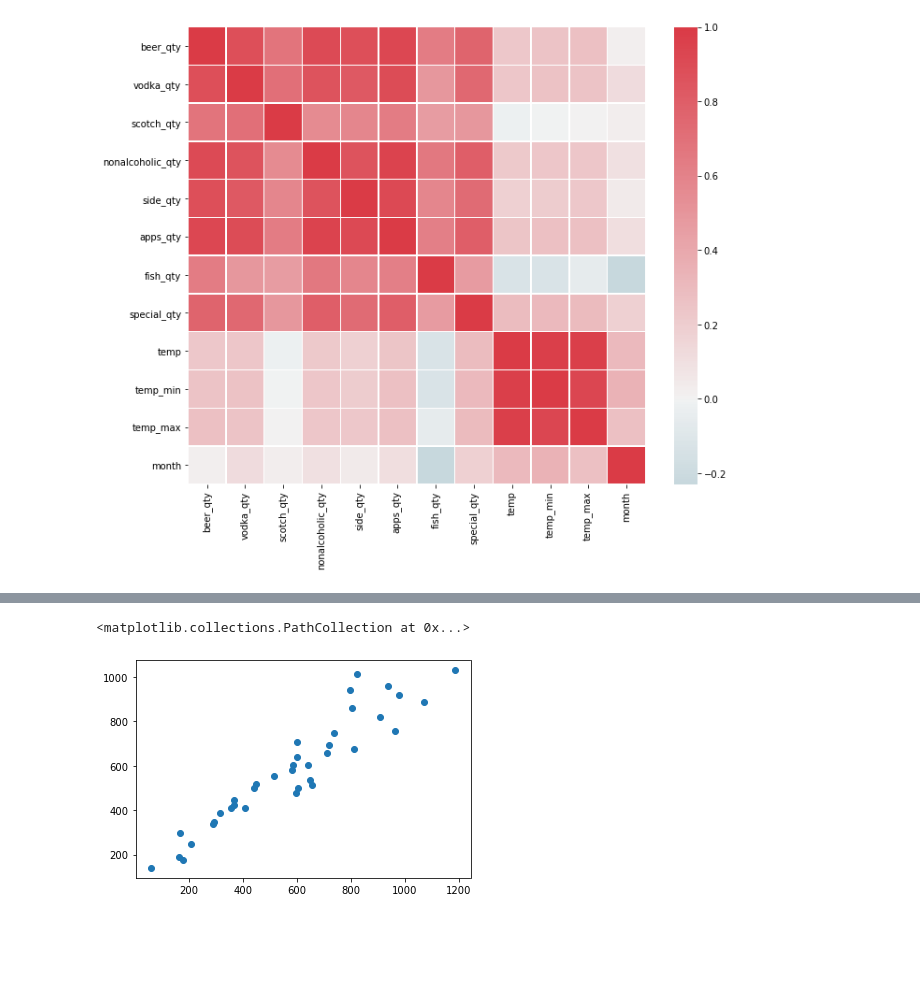
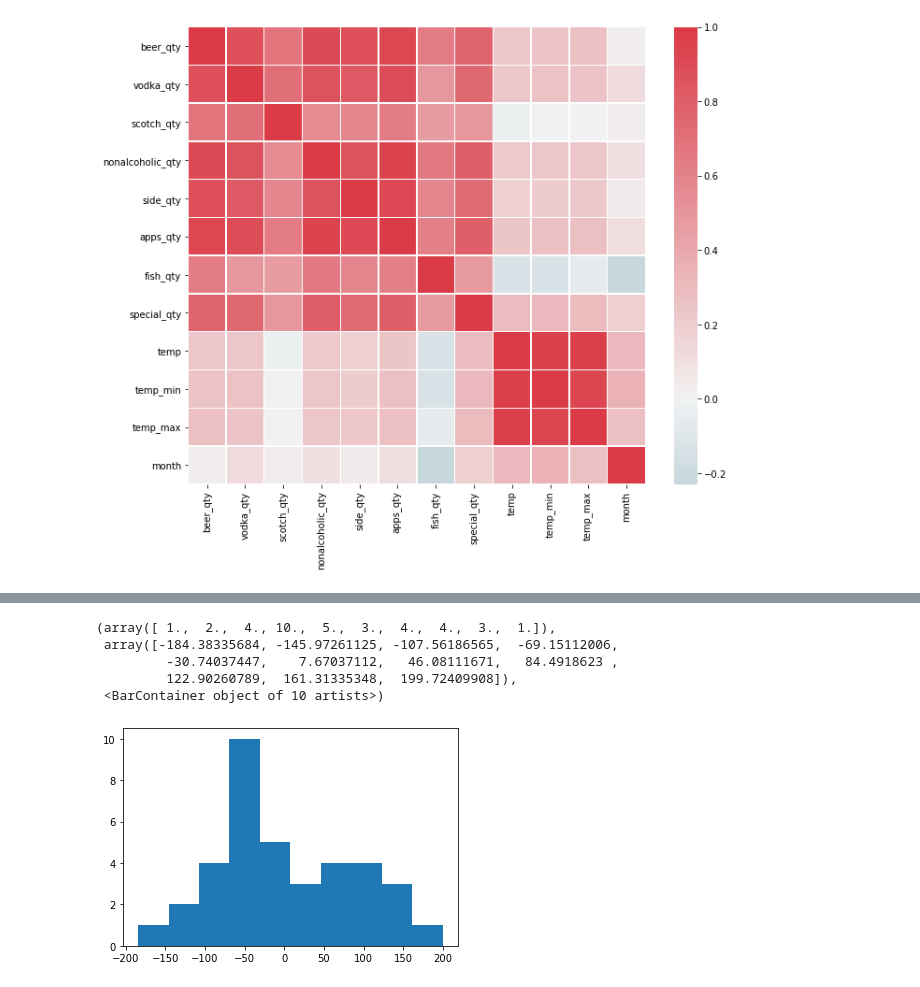
Before and after one commit to jilias/Tracks_Tavern_Data, a Jupyter notebook: george_ml_model.ipynb, the cells around one changed output, grey strips where cells are left out. Saved outputs shown, nothing was run; the diff lists cells and outputs as text; code cells hidden in the pictures; blank space fills up the shorter version.

```diff
--- a/george_ml_model.ipynb
+++ b/george_ml_model.ipynb
@@ -12,3 +48,3 @@ from sklearn.metrics import confusion_matrix, accuracy_score
 # %%
-df = pd.read_excel('Resources/tracks_tavern_sales_data.xlsx')
-df.head()
+# df = pd.read_excel('Resources/tracks_tavern_sales_data.xlsx')
+# df.head()
@@ -37,0 +65,3 @@ main_types = ['beer', 'vodka', 'scotch/whiskey', 'nonalcoholic', 'side', 'appeti
+# %%
+df = df.drop(columns=['index'])
+df.head()
@@ -112,0 +178,6 @@ weather_df.head()
+# %%
+# SQL Connection to weather data set, importing only needed columns
+cols = ['temp', 'temp_min', 'temp_max']
+engine = sql.create_engine("sqlite:///data/sales.db")
+weather_df = pd.read_sql("weather", con=engine, index_col=['dt'], columns=cols)
+weather_df
@@ -194,7 +293,8 @@ sns.heatmap(corr, cmap=cmap, center=0, square=True, linewidths=0.5)
 import statsmodels.api as sm
 import statsmodels.formula.api as smf
 # %%
-X = complete_df.drop(['index','beer_qty','temp', 'temp_min', 'temp_max', 'month'], axis=1)
+# Creating our feature dateframe as X and our dependant df as y ('scotch_qty')
+X = complete_df.drop(['index','beer_qty', 'fish_qty', 'temp', 'temp_min', 'temp_max'], axis=1)
 y = complete_df['beer_qty']
 # %%
 # correlation matrix
@@ -306,5 +422,9 @@ prediction_df_v1
 # %%
-plt.scatter(y_test, y_pred)
+plt.hist(y_test - prediction_df['y_pred'])
 # %% [output]
-<matplotlib.collections.PathCollection at 0x...>
+(array([ 1.,  2.,  4., 10.,  5.,  3.,  4.,  4.,  3.,  1.]),
+ array([-184.38335684, -145.97261125, -107.56186565,  -69.15112006,
+         -30.74037447,    7.67037112,   46.08111671,   84.4918623 ,
+         122.90260789,  161.31335348,  199.72409908]),
+ <BarContainer object of 10 artists>)
-[figure, old version]
+[figure, new version]
```
Also changed, not shown: parts of 47 cells of this notebook.
